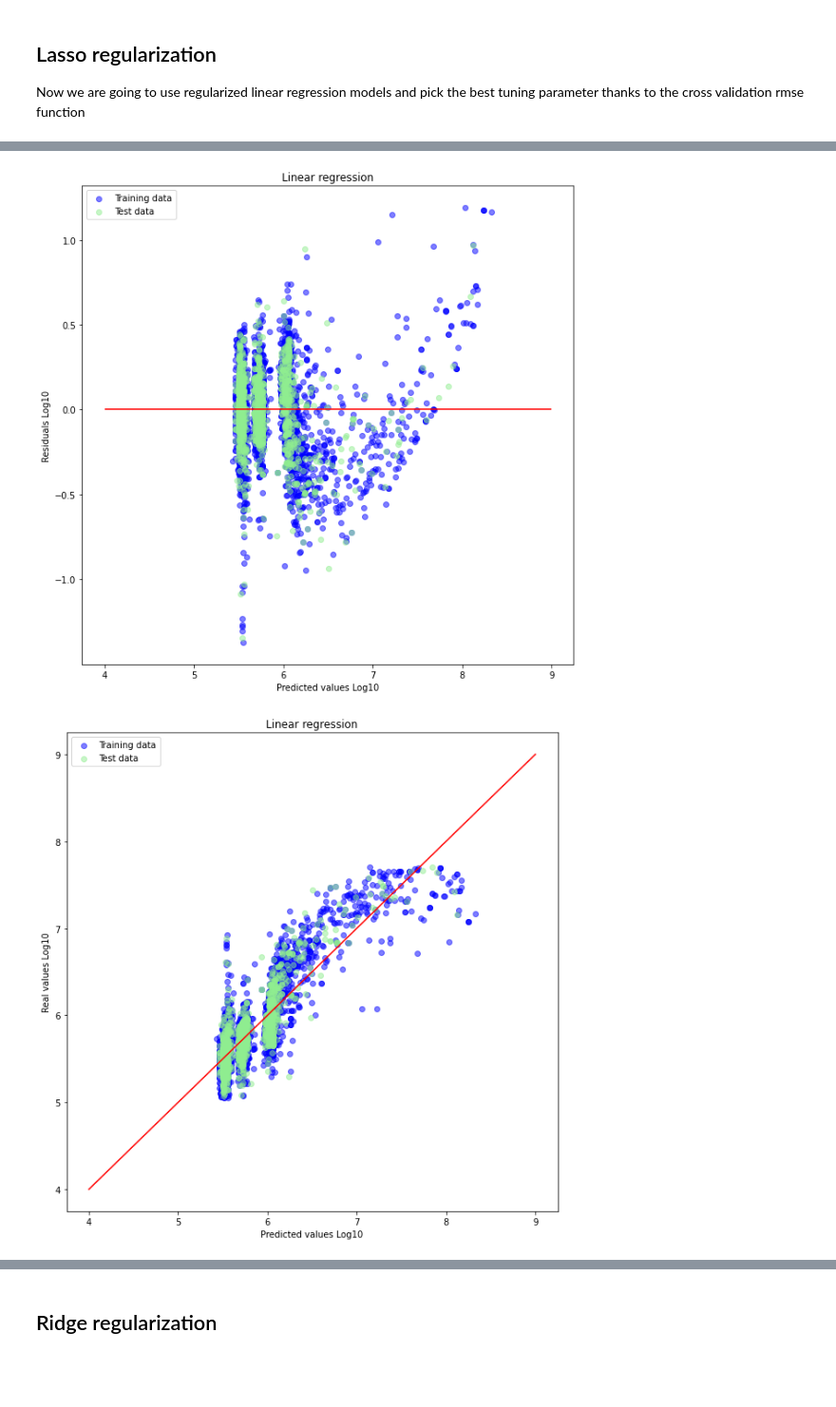
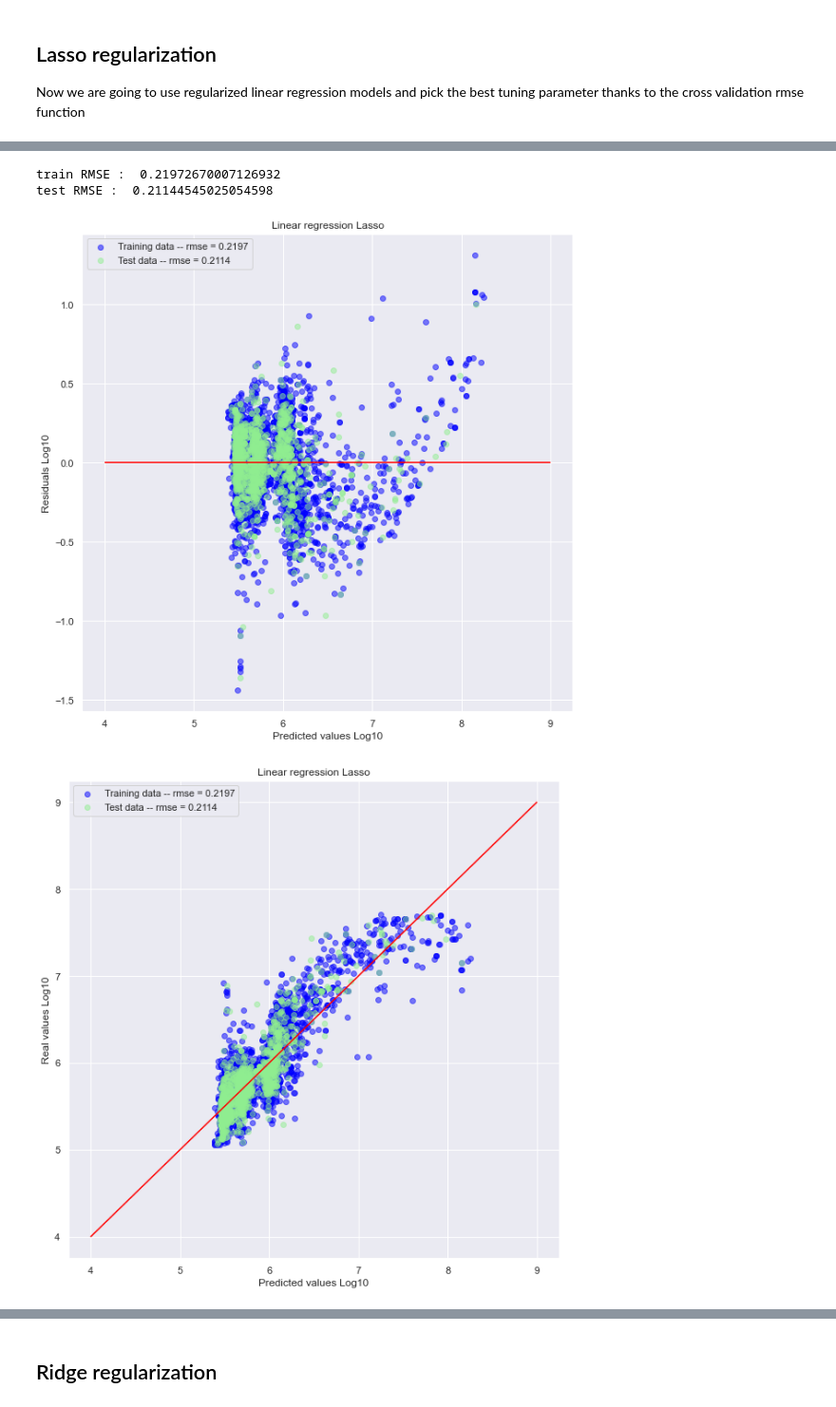
Before and after one commit to LHB-Group/Civil-Work-Bidding-And-Investment-Helper, a Jupyter notebook: NoteBooks/predictive_models.ipynb, the cells around one changed output, grey strips where cells are left out. Shown at 95% size. Saved outputs shown, nothing was run; the diff lists cells and outputs as text; code cells hidden in the pictures; blank space fills up the shorter version.

```diff
--- a/NoteBooks/predictive_models.ipynb
+++ b/NoteBooks/predictive_models.ipynb
@@ -172,10 +187,14 @@ features_list =[
     'Permit Type',
     'Proposed Units',
     'Number of Proposed Stories_',
-    'Proposed Use',
-    'Proposed Construction Type_',
+    'Proposed Use_f',
+    'Proposed Construction Type_f',
+    #'Proposed Use',
+    #'Proposed Construction Type_',
     'lat_lon',
-    'total_area_m2'
+    'total_area_m2',
+    #'Zipcode'
+    'Zipcode_f'
     ]
 
 target_variable = "Est_Cost_Infl_log10"
@@ -212,16 +231,20 @@ X :
 # %%
 #Manually selecting type of features
 numeric_features=[
+    'Permit Type',
     'Proposed Units',
     'Number of Proposed Stories_',
     'lat_lon',
-    'total_area_m2'
+    'total_area_m2',
+    'Zipcode_f',
+    'Proposed Use_f',
+    'Proposed Construction Type_f'
     ]
 
 categorical_features=[
-    'Proposed Use',
-    'Permit Type',
-    'Proposed Construction Type_'
+    #'Zipcode',
+    #'Proposed Use',
+    #'Proposed Construction Type_'
     ]
 # %% [markdown]
 ## **Preprocessor**
@@ -272,8 +295,8 @@ print("...Done!")
 print(X_test[0:5,:]) # X_test is now a numpy array
 print()
 
-Y_train = Y_train.to_numpy()
-Y_test = Y_test.to_numpy()
+#Y_train = Y_train.to_numpy()
+#Y_test = Y_test.to_numpy()
 # %% [output]
 Preprocessing X_train...
 
@@ -404,6 +440,6 @@ plt.show()
 Now we are going to use regularized linear regression models and pick the best tuning parameter thanks to the cross validation rmse function
 # %%
 # create model
-lasso_regressor = Lasso(alpha =0.0005)
+lasso_regressor = Lasso(alpha =0.0001)
 # %%
 # computing cross validation scores
@@ -417,29 +453,40 @@ lasso linear regression : RMSE = 0.22999422459785607 with a standard deviation o
 lasso_regressor.fit(X_train, Y_train)
 Y_train_pred = lasso_regressor.predict(X_train)
 Y_test_pred = lasso_regressor.predict(X_test)
+# %%
+# score full train set
+lasso_rmse_train = mean_squared_error(Y_train, Y_train_pred, squared=False)
+print('train RMSE : ', lasso_rmse_train)
+
+# score test set
+lasso_rmse_test = mean_squared_error(Y_test, Y_test_pred, squared=False)
+print('test RMSE : ', lasso_rmse_test)
+# %% [output]
+train RMSE :  0.21972670007126932
+test RMSE :  0.21144545025054598
 # %%
 # Plot residuals
 plt.figure(figsize=(10, 10))
-plt.scatter(Y_train_pred, Y_train_pred - Y_train, c = "blue", marker = "o", alpha=0.5, label = "Training data")
-plt.scatter(Y_test_pred, Y_test_pred - Y_test, c = "lightgreen", marker = "o", alpha=0.5, label = "Test data")
-plt.title("Linear regression")
+plt.scatter(Y_train_pred, Y_train_pred - Y_train, c = "blue", marker = "o", alpha=0.5, label = f"Training data -- rmse = {lasso_rmse_train.round(4)}")
+plt.scatter(Y_test_pred, Y_test_pred - Y_test, c = "lightgreen", marker = "o", alpha=0.5, label = f"Test data -- rmse = {lasso_rmse_test.round(4)}")
+plt.title("Linear regression Lasso")
 plt.xlabel("Predicted values Log10")
 plt.ylabel("Residuals Log10")
 plt.legend(loc = "upper left")
 plt.hlines(y = 0, xmin = 4, xmax = 9, color = "red")
 plt.show()
 
 # Plot predictions
 plt.figure(figsize=(10, 10))
-plt.scatter(Y_train_pred, Y_train, c = "blue", marker = "o", alpha=0.5,  label = "Training data")
-plt.scatter(Y_test_pred, Y_test, c = "lightgreen", marker = "o", alpha=0.5, label = "Test data")
-plt.title("Linear regression")
+plt.scatter(Y_train_pred, Y_train, c = "blue", marker = "o", alpha=0.5,  label = f"Training data -- rmse = {lasso_rmse_train.round(4)}")
+plt.scatter(Y_test_pred, Y_test, c = "lightgreen", marker = "o", alpha=0.5, label = f"Test data -- rmse = {lasso_rmse_test.round(4)}")
+plt.title("Linear regression Lasso")
 plt.xlabel("Predicted values Log10")
 plt.ylabel("Real values Log10")
 plt.legend(loc = "upper left")
 plt.plot([4, 9], [4, 9], c = "red")
 plt.show()
 # %% [output]
-[figure, old version]
+[figure, new version]
-[figure, old version]
+[figure, new version]
 # %%
```
Also changed, not shown: parts of 74 cells of this notebook, 2 other files.
